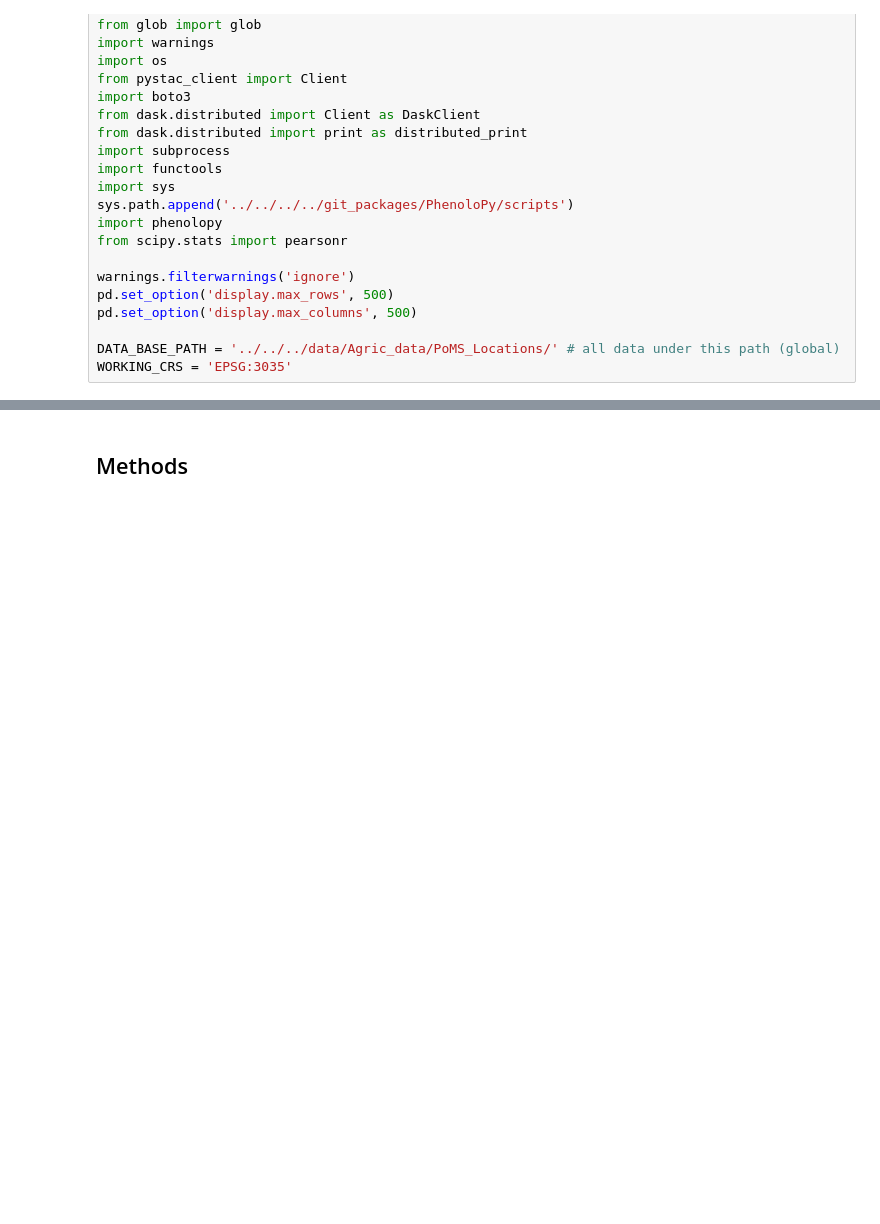
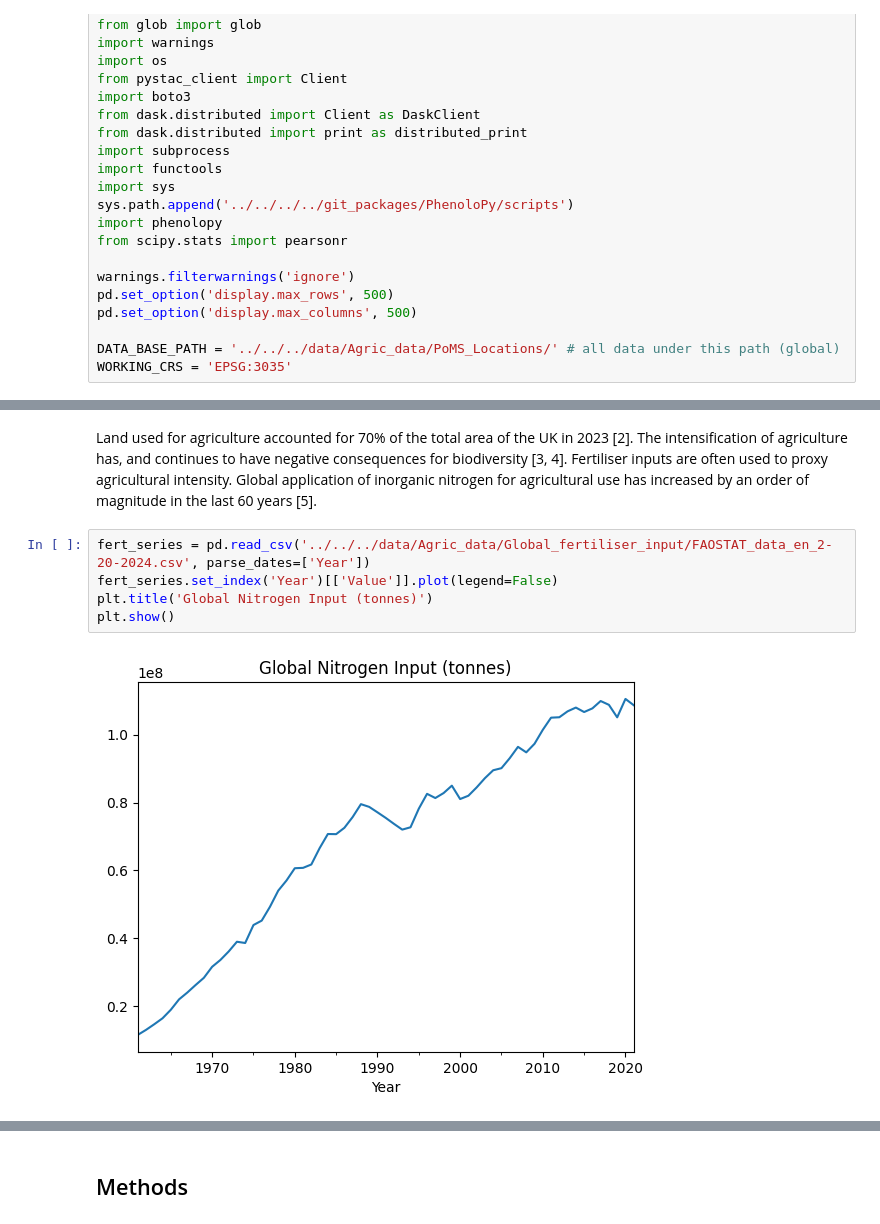
Before and after one commit to twhit1/quant_ecolo, a Jupyter notebook: docs/Ecological Data Science for Sustainable Agriculture (Part II).ipynb, the cells around one changed output, grey strips where cells are left out. Cells and saved outputs as stored; diff of their text form; blank space fills up the shorter version.

Commit message:
Continue updating project page II

```diff
--- a/docs/Ecological Data Science for Sustainable Agriculture (Part II).ipynb
+++ b/docs/Ecological Data Science for Sustainable Agriculture (Part II).ipynb
@@ -59,0 +108,9 @@ WORKING_CRS = 'EPSG:3035'
+# %% [markdown]
+Land used for agriculture accounted for 70% of the total area of the UK in 2023 [2]. The intensification of agriculture has, and continues to have negative consequences for biodiversity [3, 4]. Fertiliser inputs are often used to proxy agricultural intensity. Global application of inorganic nitrogen for agricultural use has increased by an order of magnitude in the last 60 years [5].
+# %%
+fert_series = pd.read_csv('../../../data/Agric_data/Global_fertiliser_input/FAOSTAT_data_en_2-20-2024.csv', parse_dates=['Year'])
+fert_series.set_index('Year')[['Value']].plot(legend=False)
+plt.title('Global Nitrogen Input (tonnes)')
+plt.show()
+# %% [output]
+[figure, added]
```
Also changed, not shown: parts of 17 cells of this notebook.
